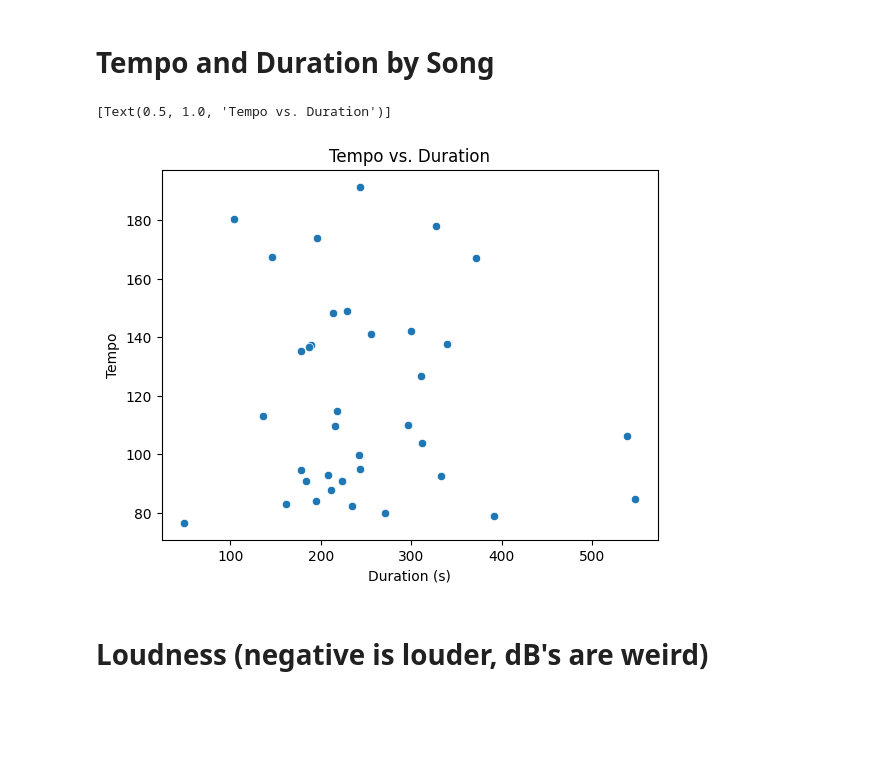
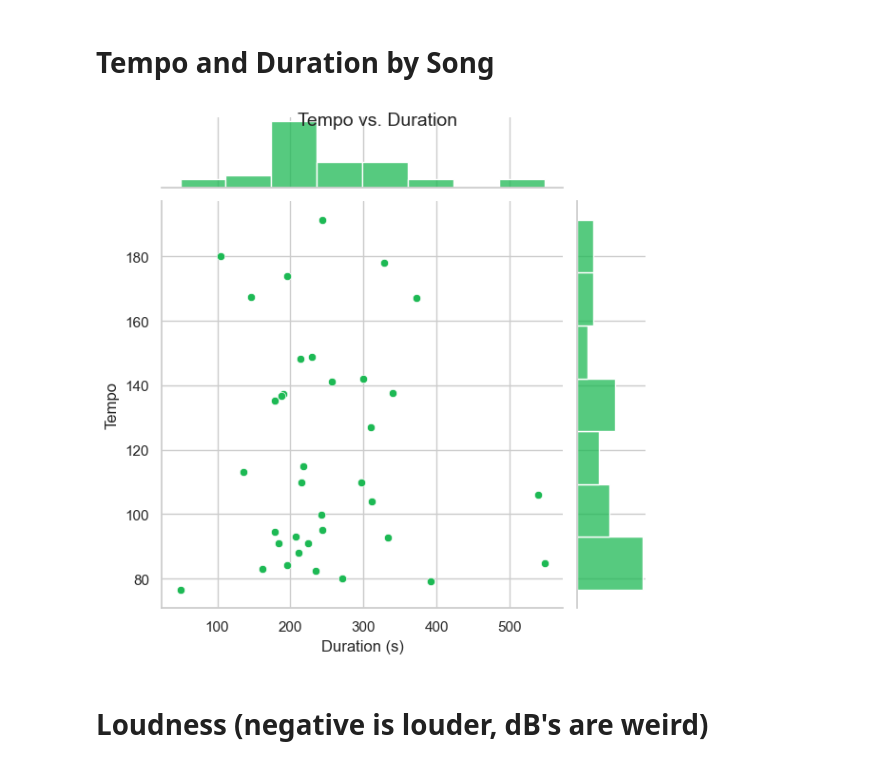
Before and after one commit to r0han99/spotify-dataengg, a Jupyter notebook: notebooks/user_playlist_vis.ipynb, the cells around one changed output. Cells and saved outputs as stored; diff of their text form; code cells hidden in the pictures; blank space fills up the shorter version.

```diff
--- a/notebooks/user_playlist_vis.ipynb
+++ b/notebooks/user_playlist_vis.ipynb
@@ -81,12 +152,19 @@ df['Duration (s)'].mean()
 248.92951351351357
 # %% [markdown]
 # Tempo and Duration by Song
+# %%
+# Create a joint plot
+g = sns.jointplot(data=df, x='Duration (s)', y='Tempo', kind="scatter", color="#1DB954")
+
+# Set the title using the Matplotlib figure
+g.fig.suptitle('Tempo vs. Duration', fontsize=14)
+
+# Show the plot
+plt.show()
+# %% [output]
+[figure, added]
 # %%
-g = sns.scatterplot(data = df, x = 'Duration (s)', y = 'Tempo')
-g.set(title='Tempo vs. Duration')
+# 1DB954
-# %% [output]
-[Text(0.5, 1.0, 'Tempo vs. Duration')]
-[figure, removed]
 # %% [markdown]
 # Loudness (negative is louder, dB's are weird)
 # %%
```
Also changed, not shown: parts of 12 cells of this notebook, 10 other files.
